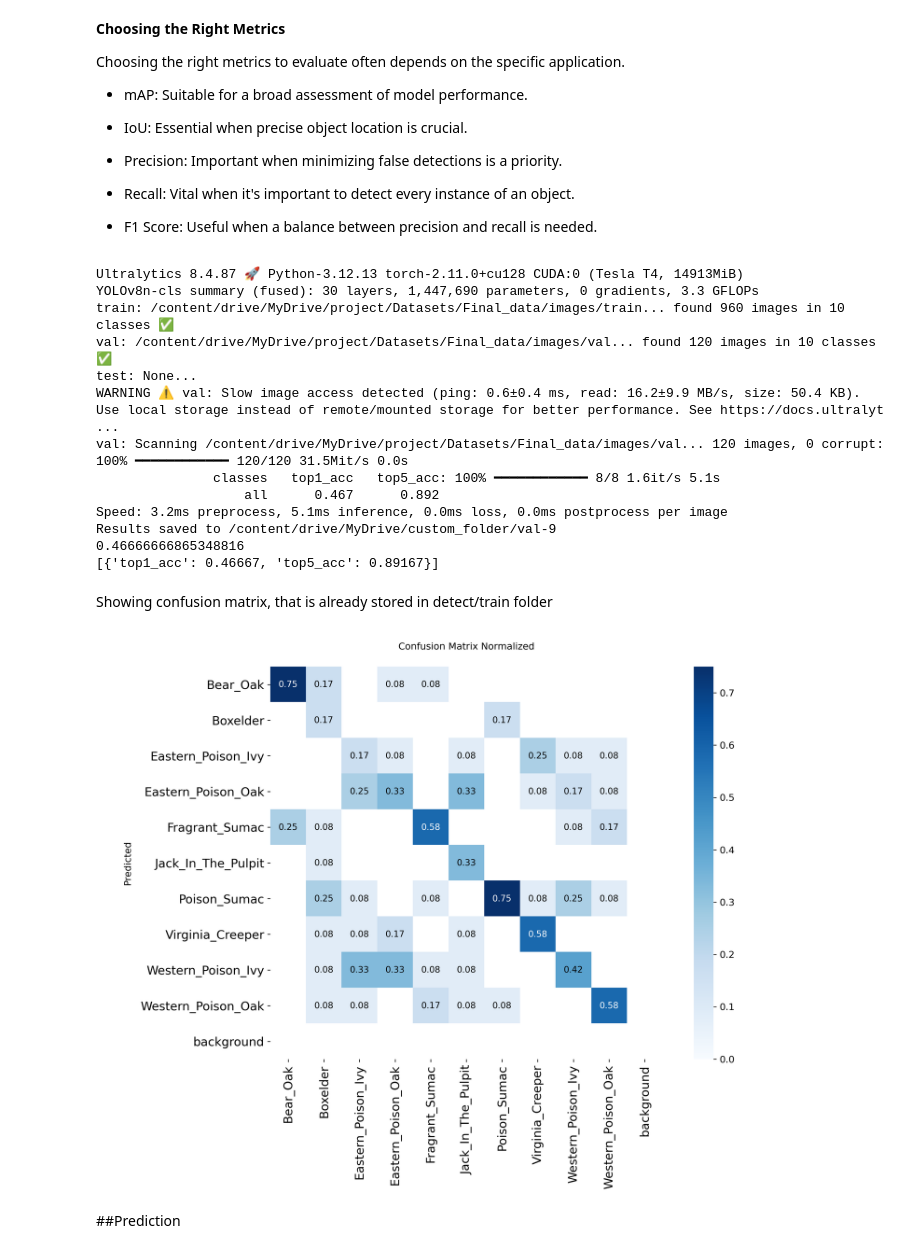
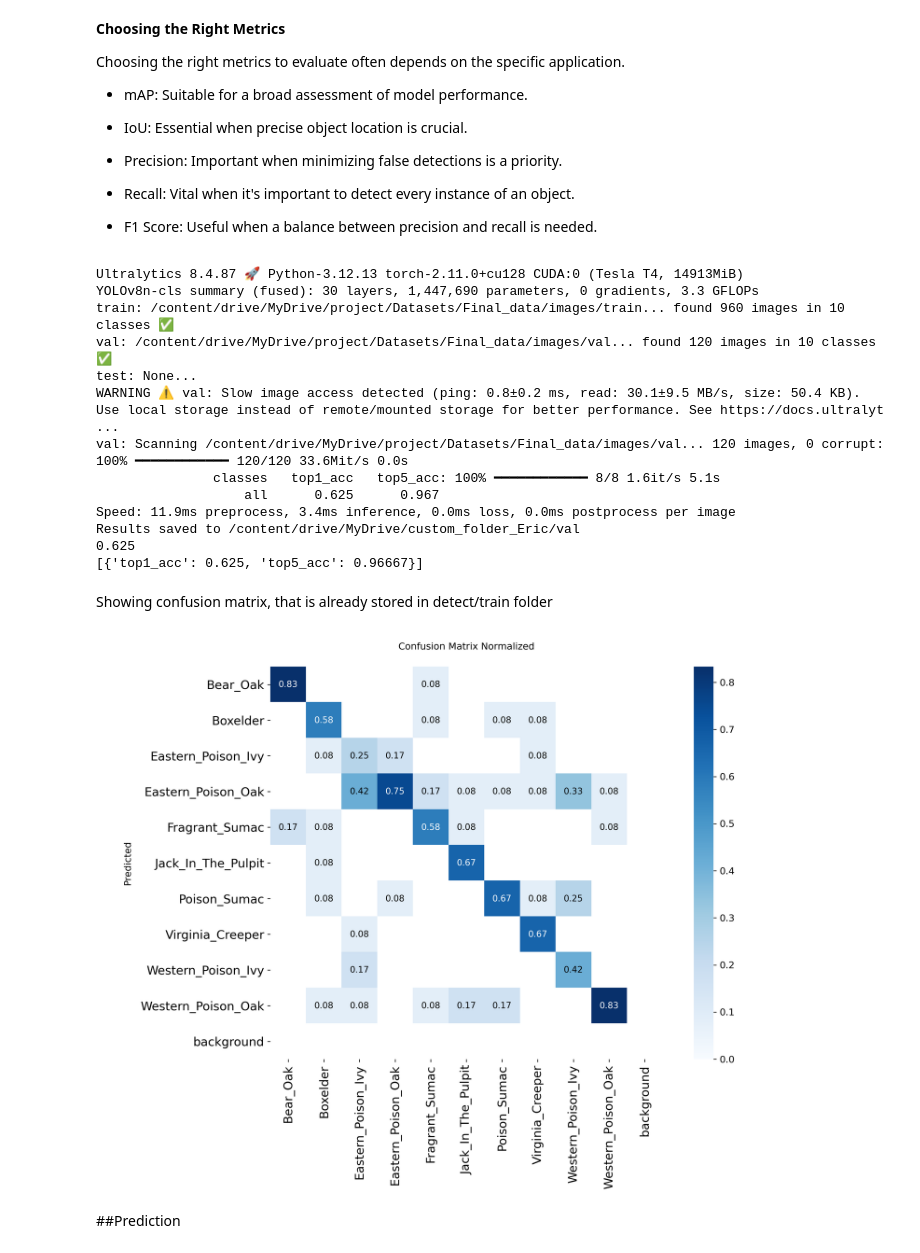
Before and after one commit to theoneureka/Computer-Vision-Project, a Jupyter notebook: ComputerVisionProject.ipynb, the cells around one changed output. Saved outputs shown, nothing was run; the diff lists cells and outputs as text; code cells hidden in the pictures.

```diff
--- a/ComputerVisionProject.ipynb
+++ b/ComputerVisionProject.ipynb
@@ -360,7 +372,7 @@ Choosing the right metrics to evaluate often depends on the specific application
 
 - F1 Score: Useful when a balance between precision and recall is needed.
 # %%
-metrics = model.val(project="/content/drive/MyDrive/custom_folder")  # no other arguments needed, dataset and settings remembered
+metrics = model.val(project="/content/drive/MyDrive/custom_folder_Eric")  # no other arguments needed, dataset and settings remembered
 
 print(metrics.top1)
 print(metrics.summary())
@@ -370,20 +382,20 @@ YOLOv8n-cls summary (fused): 30 layers, 1,447,690 parameters, 0 gradients, 3.3 G
 train: /content/drive/MyDrive/project/Datasets/Final_data/images/train... found 960 images in 10 classes ✅
 val: /content/drive/MyDrive/project/Datasets/Final_data/images/val... found 120 images in 10 classes ✅
 test: None...
-WARNING ⚠️ val: Slow image access detected (ping: 0.6±0.4 ms, read: 16.2±9.9 MB/s, size: 50.4 KB). Use local storage instead of remote/mounted storage for better performance. See https://docs.ultralyt ...
-val: Scanning /content/drive/MyDrive/project/Datasets/Final_data/images/val... 120 images, 0 corrupt: 100% ━━━━━━━━━━━━ 120/120 31.5Mit/s 0.0s
+WARNING ⚠️ val: Slow image access detected (ping: 0.8±0.2 ms, read: 30.1±9.5 MB/s, size: 50.4 KB). Use local storage instead of remote/mounted storage for better performance. See https://docs.ultralyt ...
+val: Scanning /content/drive/MyDrive/project/Datasets/Final_data/images/val... 120 images, 0 corrupt: 100% ━━━━━━━━━━━━ 120/120 33.6Mit/s 0.0s
                classes   top1_acc   top5_acc: 100% ━━━━━━━━━━━━ 8/8 1.6it/s 5.1s
-                   all      0.467      0.892
-Speed: 3.2ms preprocess, 5.1ms inference, 0.0ms loss, 0.0ms postprocess per image
-Results saved to /content/drive/MyDrive/custom_folder/val-9
-0.46666666865348816
-[{'top1_acc': 0.46667, 'top5_acc': 0.89167}]
+                   all      0.625      0.967
+Speed: 11.9ms preprocess, 3.4ms inference, 0.0ms loss, 0.0ms postprocess per image
+Results saved to /content/drive/MyDrive/custom_folder_Eric/val
+0.625
+[{'top1_acc': 0.625, 'top5_acc': 0.96667}]
 # %% [markdown]
 Showing confusion matrix, that is already stored in detect/train folder
 # %%
 %matplotlib inline
 from PIL import Image
 
-Image.open('/content/drive/MyDrive/project/custom_folder/train/confusion_matrix_normalized.png')
+Image.open('/content/drive/MyDrive/project/custom_folder_Eric/train-2/confusion_matrix_normalized.png')
 # %% [output]
-[figure, old version]
+[figure, new version]
```
Also changed, not shown: parts of 3 cells of this notebook.
